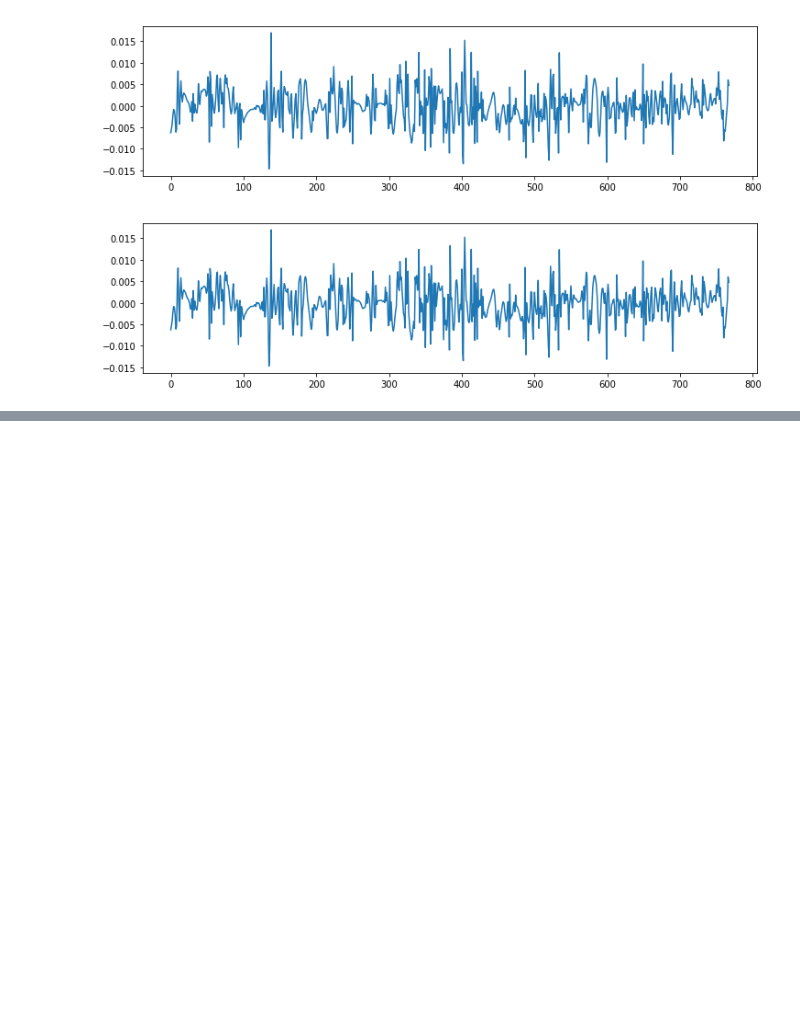
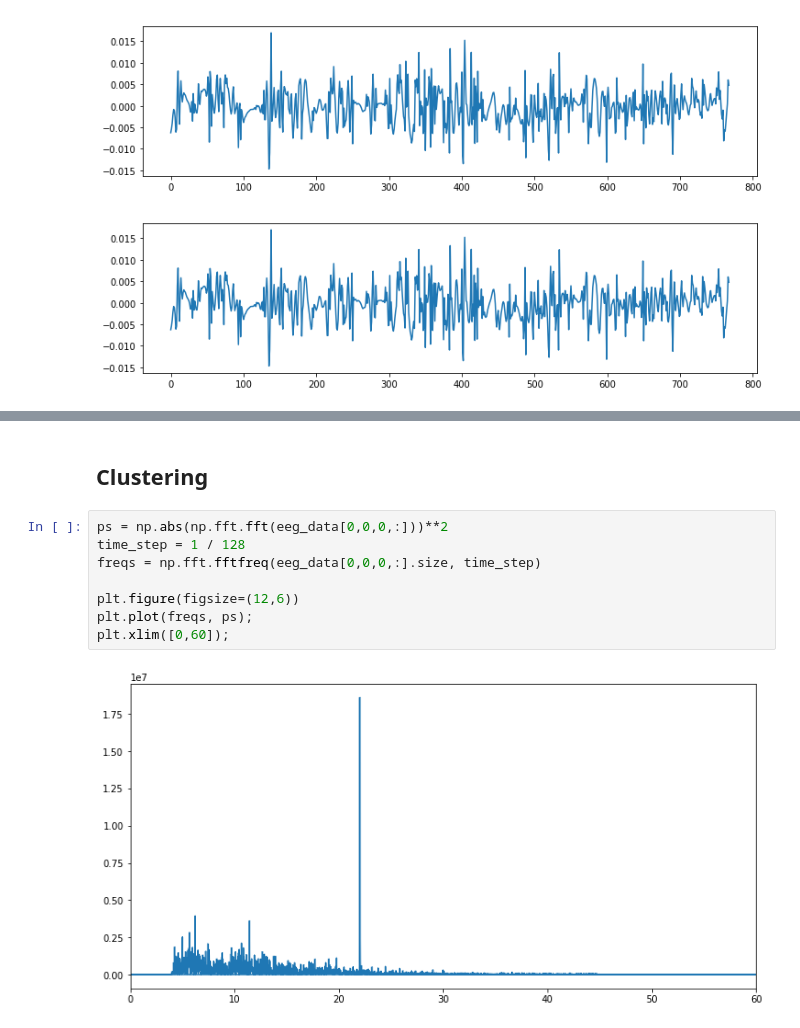
Before and after one commit to rmoughan/Compressive_Sensing_EEG_BMI, a Jupyter notebook: CS_EEG_data.ipynb, the cells around one changed output, grey strips where cells are left out. Cells and saved outputs as stored; diff of their text form; blank space fills up the shorter version.

```diff
--- a/CS_EEG_data.ipynb
+++ b/CS_EEG_data.ipynb
@@ -224,0 +330,12 @@ Done
+# %% [markdown]
+## Clustering
+# %%
+ps = np.abs(np.fft.fft(eeg_data[0,0,0,:]))**2
+time_step = 1 / 128
+freqs = np.fft.fftfreq(eeg_data[0,0,0,:].size, time_step)
+
+plt.figure(figsize=(12,6))
+plt.plot(freqs, ps);
+plt.xlim([0,60]);
+# %% [output]
+[figure, added]
```
Also changed, not shown: parts of 20 cells of this notebook.
